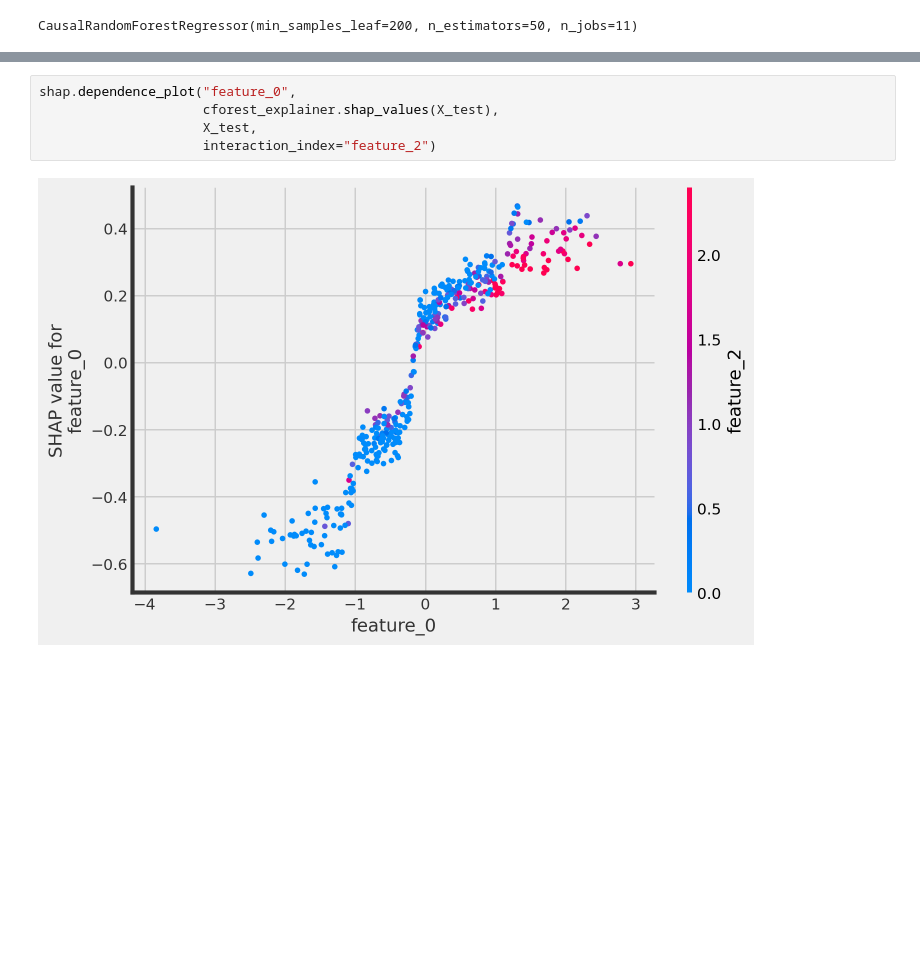
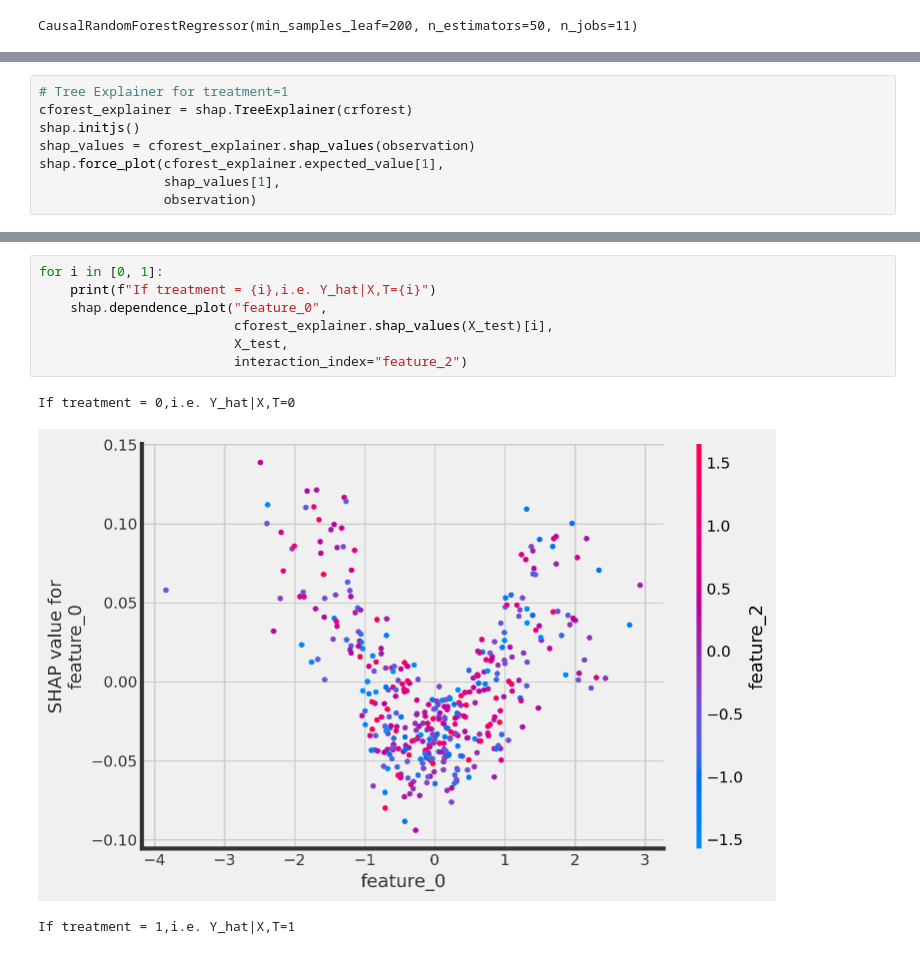
Before and after one commit to uber/causalml, a Jupyter notebook: examples/causal_trees_interpretation.ipynb, the cells around one changed output, grey strips where cells are left out. Cells and saved outputs as stored; diff of their text form; blank space fills up the shorter version.

Commit message:
Update example with causal trees interpretation (#683)

```diff
--- a/examples/causal_trees_interpretation.ipynb
+++ b/examples/causal_trees_interpretation.ipynb
@@ -149,0 +159,8 @@ shap.summary_plot(cforest_explainer.shap_values(X_test), X_test)
+# %%
+# Tree Explainer for treatment=1
+cforest_explainer = shap.TreeExplainer(crforest)
+shap.initjs()
+shap_values = cforest_explainer.shap_values(observation)
+shap.force_plot(cforest_explainer.expected_value[1],
+                shap_values[1],
+                observation)
@@ -150,7 +170,11 @@ shap.summary_plot(cforest_explainer.shap_values(X_test), X_test)
 # %%
-shap.dependence_plot("feature_0",
-                     cforest_explainer.shap_values(X_test),
-                     X_test,
-                     interaction_index="feature_2")
+for i in [0, 1]:
+    print(f"If treatment = {i},i.e. Y_hat|X,T={i}")
+    shap.dependence_plot("feature_0",
+                         cforest_explainer.shap_values(X_test)[i],
+                         X_test,
+                         interaction_index="feature_2")
 # %% [output]
+If treatment = 0,i.e. Y_hat|X,T=0
-[figure, old version]
+[figure, new version]
+If treatment = 1,i.e. Y_hat|X,T=1
```
Also changed, not shown: parts of 17 cells of this notebook.
